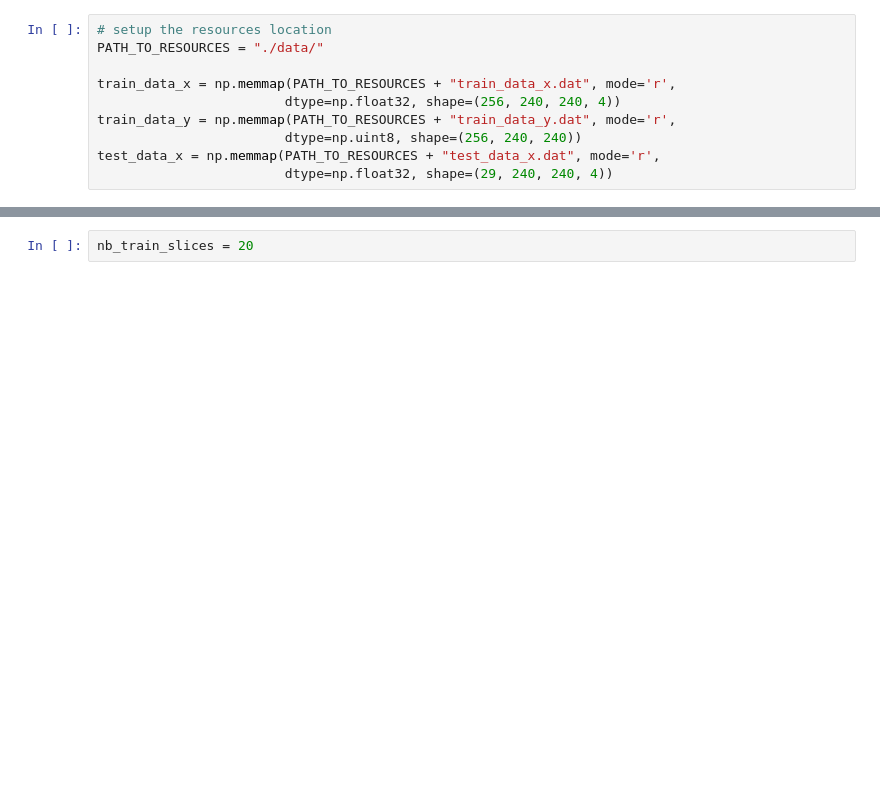
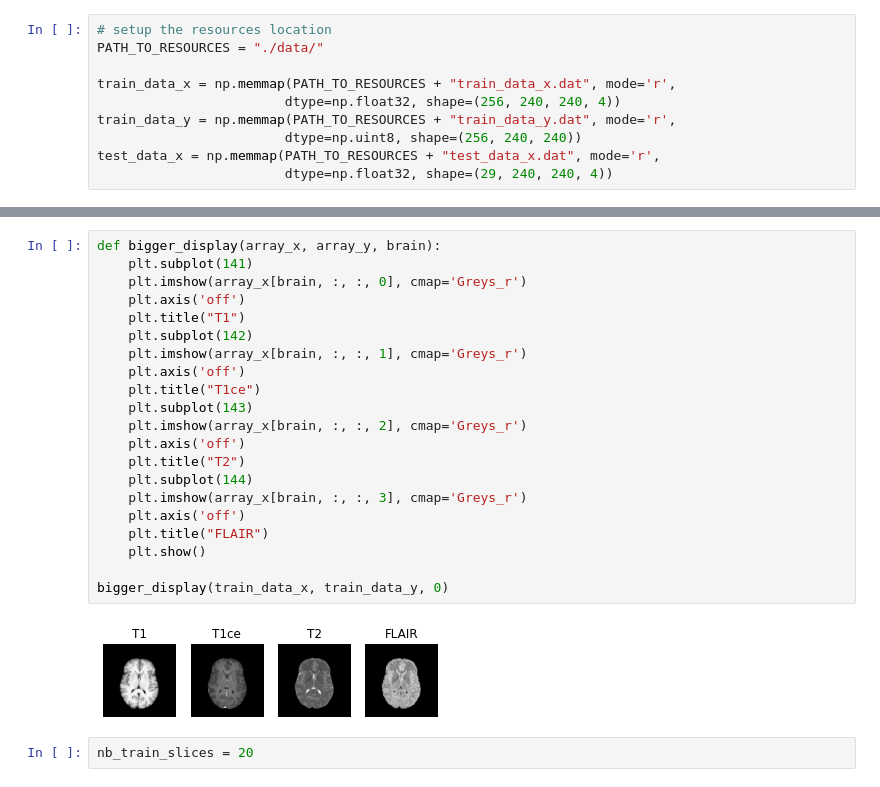
Before and after one commit to SidoShiro/BrainTumorsDetector-T34, a Jupyter notebook: BrainTumorsDetector.ipynb, the cells around one changed output, grey strips where cells are left out. Drawn from its saved outputs; the diff is of its cells as text; blank space fills up the shorter version.

```diff
--- a/BrainTumorsDetector.ipynb
+++ b/BrainTumorsDetector.ipynb
@@ -63,3 +63,26 @@ display(train_data_x, train_data_y, 2)
+# %%
+def bigger_display(array_x, array_y, brain):
+    plt.subplot(141)
+    plt.imshow(array_x[brain, :, :, 0], cmap='Greys_r')
+    plt.axis('off')
+    plt.title("T1")
+    plt.subplot(142)
+    plt.imshow(array_x[brain, :, :, 1], cmap='Greys_r')
+    plt.axis('off')
+    plt.title("T1ce")
+    plt.subplot(143)
+    plt.imshow(array_x[brain, :, :, 2], cmap='Greys_r')
+    plt.axis('off')
+    plt.title("T2")
+    plt.subplot(144)
+    plt.imshow(array_x[brain, :, :, 3], cmap='Greys_r')
+    plt.axis('off')
+    plt.title("FLAIR")
+    plt.show()
+
+bigger_display(train_data_x, train_data_y, 0)
+# %% [output]
+[figure, added]
 # %%
 nb_train_slices = 20
 # %%
```
Also changed, not shown: parts of 15 cells of this notebook.
